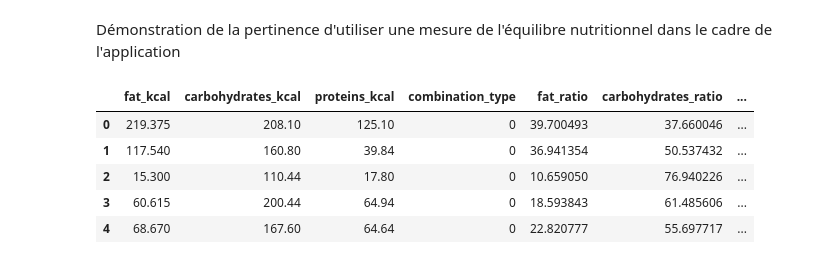
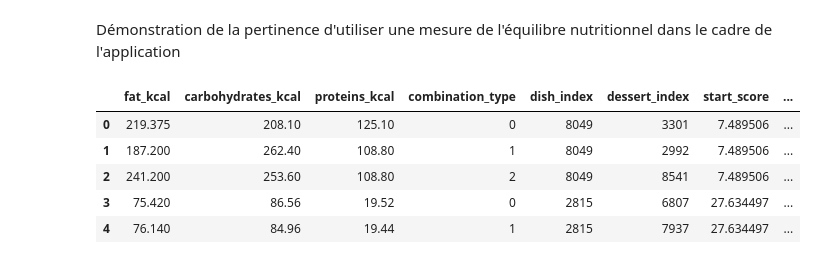
Before and after one commit to OlivierLegrand/P7, a Jupyter notebook: P3/PSanté_notebookexploration.ipynb, the cells around one changed output. Saved outputs shown, nothing was run; the diff lists cells and outputs as text; code cells hidden in the pictures.

Commit message:
ajout de la partie sélections et analyse anova.

```diff
--- a/P3/PSanté_notebookexploration.ipynb
+++ b/P3/PSanté_notebookexploration.ipynb
@@ -860,11 +832,15 @@ fig, axs = plt.subplots(nrows=X.pnns_groups_2.unique().size, figsize=(8, 12))
 fig.suptitle("Distribution of main macronutrient excess across product types", fontsize=16)
 for i, g in enumerate(X.pnns_groups_2.unique()):
     ax = axs[i]
-    sns.countplot(x="max_excess", data=X[X.pnns_groups_2==g].sort_values(by="max_excess"), ax=ax)
-    ax.set_xlabel("pnns groups", fontsize=fs)
+    sns.countplot(x="max_excess",
+                  data=X[X.pnns_groups_2==g].sort_values(by="max_excess"),
+                  ax=ax,
+                  order=["fat_excess", "carbohydrates_excess", "proteins_excess"],
+                 )
+    ax.set_xlabel("", fontsize=fs)
     ax.set_ylabel("Count", fontsize=fs)
     ax.tick_params(axis='y', labelsize=fs)
-    ax.tick_params(axis="x", labelsize=fs)
+    ax.tick_params(axis="x", labelsize=fs, labelrotation=10)
     ax.set_title(g, fontsize=14)
 plt.tight_layout()
 plt.gcf().subplots_adjust(left=0.2, right=0.8)
@@ -908,72 +884,94 @@ dessert_dict = {"random":0, "partial_random":1, "w_equiscore":2}
 
 start_scores = []
 nb_tirages = 1000
-combinations_random = np.empty((nb_tirages, 4))
-combinations_partial_random = np.empty((nb_tirages, 4))
-combinations_w_equiscore = np.empty((nb_tirages, 4))
-
+combinations = np.empty((nb_tirages+2, 7))
+indexes = np.empty((nb_tirages, 4))
 
 def add_food(base, dessert, dessert_type, dessert_dict, nutri_vars=nutri_vars):
-    added = np.empty((1, 4))
+    added = np.empty((1, 7))
     for i, nv in enumerate(nutri_vars):
         added[0, i] = base[nv].to_numpy() + dessert[nv].to_numpy()
-    added[0, 3] = int(dessert_dict[dessert_type])
+    added[0, 3] = dessert_dict[dessert_type]
+    added[0, 4] = base.index[0]
+    added[0, 5] = dessert.index[0]
+    added[0, 6] = base.score.iloc[0]
     return added
 
-for i in range(0, nb_tirages):
+for i in range(0, nb_tirages, 3):
     # Sélection aléatoire d'un plat
     base_product = one_dish_meals.sample(1)
-    start_scores.append(base_product.score.to_numpy()[0])
+    #start_scores.append(base_product.score.iloc[0])
 
     # Sélection d'un produit parmi "other"
     dessert_random = other.sample(1)
     added = add_food(base_product, dessert_random, "random", dessert_dict)
-    combinations_random[i] = added
+    combinations[i] = added
 
     # Sélection d'un produit parmi "fruits" ou "milk_yogurt selon la valeur de base_product["max_excess"]
     if (base_product["max_excess"].to_numpy()[0].count("fat")!=0) or (base_product["max_excess"].to_numpy()[0].count("proteins")!=0):
         dessert_partial_random = fruits.sample(1)
         added = add_food(base_product, dessert_partial_random, "partial_random", dessert_dict)
-        combinations_partial_random[i] = added
+        #combinations_partial_random[i] = added
+       # start_scores.append(base_product.score.iloc[0])
     else:
-
         dessert_partial_random = milk_yogurt.sample(1)
         added = add_food(base_product, dessert_partial_random, "partial_random", dessert_dict)
-        combinations_partial_random[i] = added
+        start_scores.append(base_product.score.iloc[0])
+    combinations[i+1] = added
+
 
     # Sélection d'un produit parmi "fruits" ou "milk_yogurt" selon la valeur de base_product["max_excess"]
     # et appartenant au même groupe d'equiscore
     base_equiscore = base_product.equiscore.to_numpy()[0]
     if (base_product["max_excess"].to_numpy()[0].count("fat")!=0) or (base_product["max_excess"].to_numpy()[0].count("proteins")!=0):
-        dessert_w_equiscore = fruits[fruits.equiscore==base_equiscore].sample(1)
+        dessert_w_equiscore = fruits[fruits.equiscore==min(4, base_equiscore+1)].sample(1)
         added = add_food(base_product, dessert_w_equiscore, "w_equiscore", dessert_dict)
-        combinations_w_equiscore[i] = added
+        #combinations_w_equiscore[i] = added
+        #start_scores.append(base_product.score.iloc[0])
     else:
         dessert_w_equiscore = milk_yogurt[milk_yogurt.equiscore==base_equiscore].sample(1)
         added = add_food(base_product, dessert_w_equiscore, "w_equiscore", dessert_dict)
-        combinations_w_equiscore[i] = added
+        #combinations_w_equiscore[i] = added
+        #start_scores.append(base_product.score.iloc[0])
+    combinations[i+2] = added
 
-    combinations = np.concatenate((combinations_random, combinations_partial_random, combinations_w_equiscore))
-    combinations = pd.DataFrame(combinations, columns=["fat_kcal", "carbohydrates_kcal", "proteins_kcal", "combination_type"])
-    combinations.head()
+    # Récupère les index des base_product, fruits et/ou milky_yogurt sélectionnés à chaque tour
+    try:
+        indexes[i, :] = [base_product.index[0],
+                   dessert_random.index[0],
+                   dessert_partial_random.index[0],
+                   dessert_w_equiscore.index[0]]
+    except:
+        print(dessert_w_equiscore)
+
+
+combinations = pd.DataFrame(combinations, columns=["fat_kcal", "carbohydrates_kcal", "proteins_kcal", "combination_type", "dish_index", "dessert_index", "start_score"])
 
 sum_all = combinations[["fat_kcal","carbohydrates_kcal","proteins_kcal"]].sum(axis=1)
-
 combinations["fat_ratio"] = 100*combinations["fat_kcal"]/sum_all
 combinations["carbohydrates_ratio"] = 100*combinations["carbohydrates_kcal"]/sum_all
 combinations["proteins_ratio"] = 100*combinations["proteins_kcal"]/sum_all
 
 # calcul du score
 combinations["score"] = fp3.score(combinations["fat_ratio"], combinations["carbohydrates_ratio"], combinations["proteins_ratio"], method="sq")
-combinations["combination_type"] = combinations["combination_type"].astype("object")
 
 # start_scores
-start_scores = pd.Series(start_scores, name="start_scores")
+#combinations["start_score"] = start_scores
+
+# score_difference
+combinations["score_difference"] = combinations["start_score"] - combinations["score"]
+
+# format integer
+indexes = indexes.astype("int")
+combinations[["combination_type", "dish_index", "dessert_index"]] = combinations[["combination_type",
+                                                                                  "dish_index",
+                                                                                  "dessert_index"]].astype("int")
+
 combinations.head()
 # %% [output]
-|  | fat_kcal | carbohydrates_kcal | proteins_kcal | combination_type | fat_ratio | carbohydrates_ratio | ... |
-| 0 | 219.375 | 208.10 | 125.10 | 0 | 39.700493 | 37.660046 | ... |
-| 1 | 117.540 | 160.80 | 39.84 | 0 | 36.941354 | 50.537432 | ... |
-| 2 | 15.300 | 110.44 | 17.80 | 0 | 10.659050 | 76.940226 | ... |
-| 3 | 60.615 | 200.44 | 64.94 | 0 | 18.593843 | 61.485606 | ... |
-| 4 | 68.670 | 167.60 | 64.64 | 0 | 22.820777 | 55.697717 | ... |
+|  | fat_kcal | carbohydrates_kcal | proteins_kcal | combination_type | dish_index | dessert_index | start_score | ... |
+| 0 | 219.375 | 208.10 | 125.10 | 0 | 8049 | 3301 | 7.489506 | ... |
+| 1 | 187.200 | 262.40 | 108.80 | 1 | 8049 | 2992 | 7.489506 | ... |
+| 2 | 241.200 | 253.60 | 108.80 | 2 | 8049 | 8541 | 7.489506 | ... |
+| 3 | 75.420 | 86.56 | 19.52 | 0 | 2815 | 6807 | 27.634497 | ... |
+| 4 | 76.140 | 84.96 | 19.44 | 1 | 2815 | 7937 | 27.634497 | ... |
```
Also changed, not shown: parts of 19 cells of this notebook.
